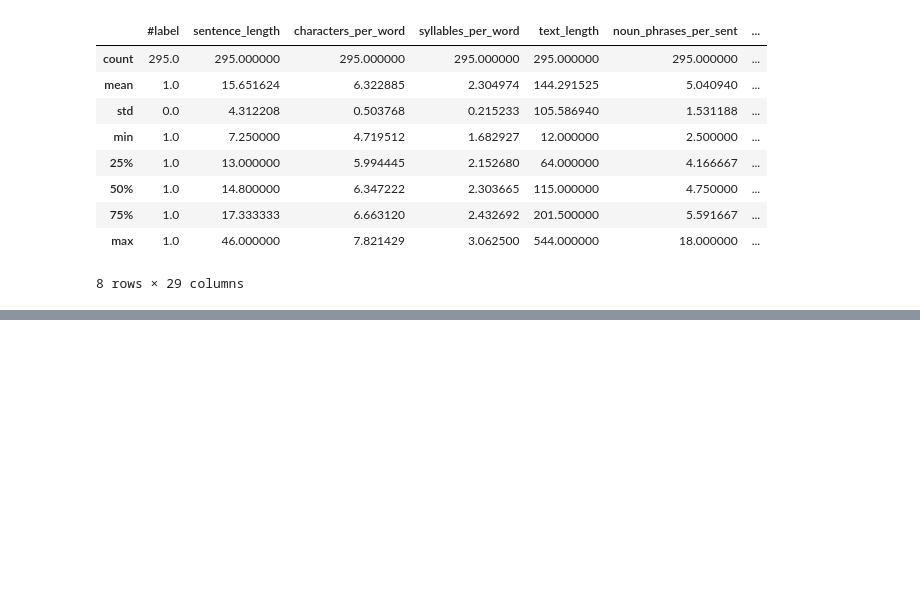
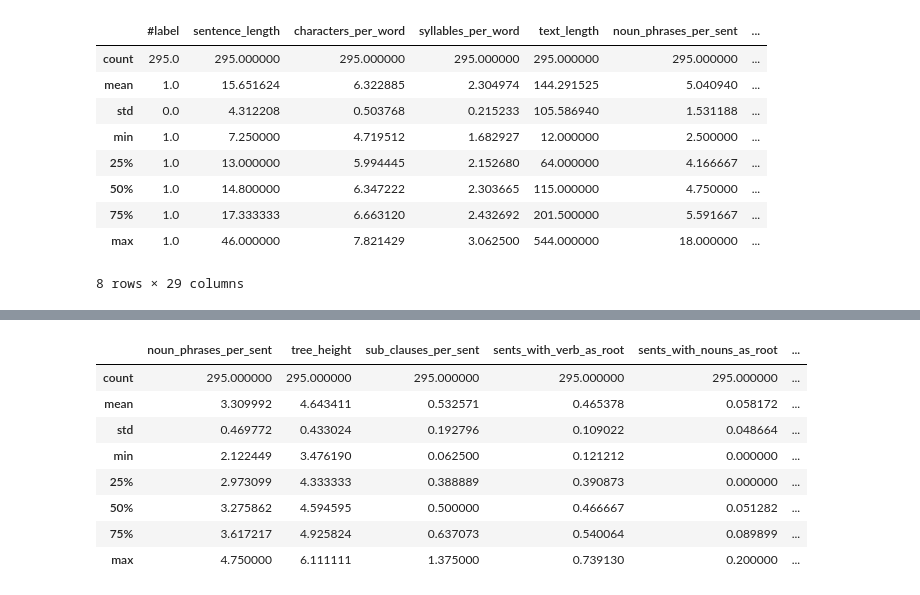
Before and after one commit to DanielAweis/TextComplexityFeatures, a Jupyter notebook: data_analysis/data_analysis_summaries.ipynb, the cells around one changed output, grey strips where cells are left out. Saved outputs shown, nothing was run; the diff lists cells and outputs as text; code cells hidden in the pictures; blank space fills up the shorter version.

```diff
--- a/data_analysis/data_analysis_summaries.ipynb
+++ b/data_analysis/data_analysis_summaries.ipynb
@@ -94,0 +171,12 @@ wiki_data.describe()
+# %%
+klexikon_data[["noun_phrases_per_sent", "tree_height", "sub_clauses_per_sent", "sents_with_verb_as_root", "sents_with_nouns_as_root", "sentence_length"]].describe()
+# %% [output]
+|  | noun_phrases_per_sent | tree_height | sub_clauses_per_sent | sents_with_verb_as_root | sents_with_nouns_as_root | ... |
+| count | 295.000000 | 295.000000 | 295.000000 | 295.000000 | 295.000000 | ... |
+| mean | 3.309992 | 4.643411 | 0.532571 | 0.465378 | 0.058172 | ... |
+| std | 0.469772 | 0.433024 | 0.192796 | 0.109022 | 0.048664 | ... |
+| min | 2.122449 | 3.476190 | 0.062500 | 0.121212 | 0.000000 | ... |
+| 25% | 2.973099 | 4.333333 | 0.388889 | 0.390873 | 0.000000 | ... |
+| 50% | 3.275862 | 4.594595 | 0.500000 | 0.466667 | 0.051282 | ... |
+| 75% | 3.617217 | 4.925824 | 0.637073 | 0.540064 | 0.089899 | ... |
+| max | 4.750000 | 6.111111 | 1.375000 | 0.739130 | 0.200000 | ... |
```
Also changed, not shown: parts of 10 cells of this notebook.
